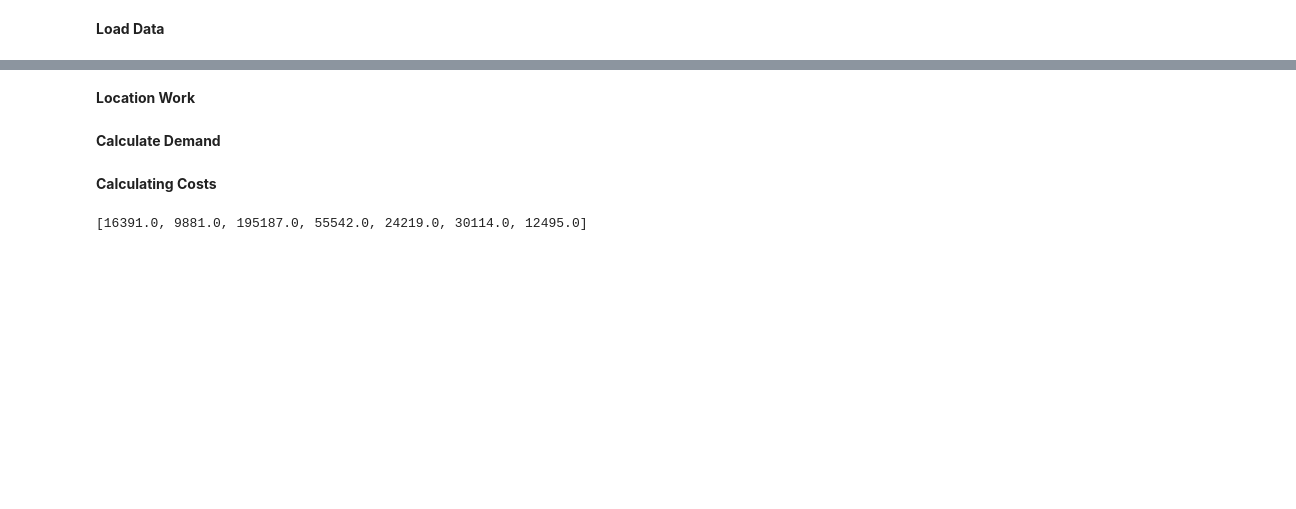
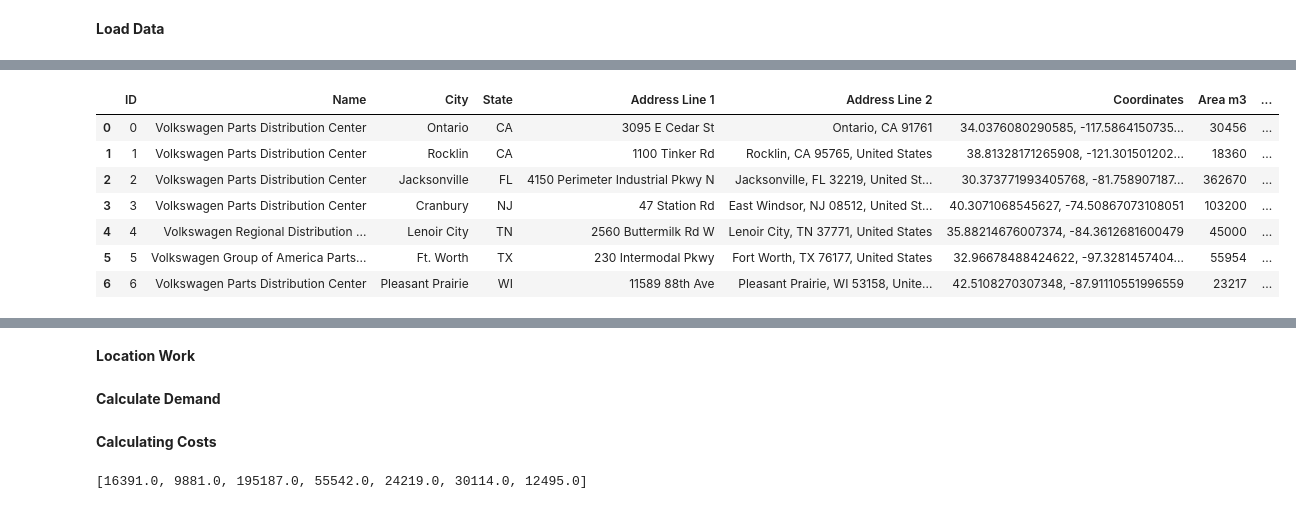
Before and after one commit to PurpleZenith/vw-scm, a Jupyter notebook: main.ipynb, the cells around one changed output, grey strips where cells are left out. Cells and saved outputs as stored; diff of their text form; code cells hidden in the pictures; blank space fills up the shorter version.

```diff
--- a/main.ipynb
+++ b/main.ipynb
@@ -103,0 +118,11 @@ dealers = load_dealers()
+# %%
+load_dcs()
+# %% [output]
+|  | ID | Name | City | State | Address Line 1 | Address Line 2 | Coordinates | Area m3 | ... |
+| 0 | 0 | Volkswagen Parts Distribution Center | Ontario | CA | 3095 E Cedar St | Ontario, CA 91761 | 34.0376080290585, -117.5864150735... | 30456 | ... |
+| 1 | 1 | Volkswagen Parts Distribution Center | Rocklin | CA | 1100 Tinker Rd | Rocklin, CA 95765, United States | 38.81328171265908, -121.301501202... | 18360 | ... |
+| 2 | 2 | Volkswagen Parts Distribution Center | Jacksonville | FL | 4150 Perimeter Industrial Pkwy N | Jacksonville, FL 32219, United St... | 30.373771993405768, -81.758907187... | 362670 | ... |
+| 3 | 3 | Volkswagen Parts Distribution Center | Cranbury | NJ | 47 Station Rd | East Windsor, NJ 08512, United St... | 40.3071068545627, -74.50867073108051 | 103200 | ... |
+| 4 | 4 | Volkswagen Regional Distribution ... | Lenoir City | TN | 2560 Buttermilk Rd W | Lenoir City, TN 37771, United States | 35.88214676007374, -84.3612681600479 | 45000 | ... |
+| 5 | 5 | Volkswagen Group of America Parts... | Ft. Worth | TX | 230 Intermodal Pkwy | Fort Worth, TX 76177, United States | 32.96678488424622, -97.3281457404... | 55954 | ... |
+| 6 | 6 | Volkswagen Parts Distribution Center | Pleasant Prairie | WI | 11589 88th Ave | Pleasant Prairie, WI 53158, Unite... | 42.5108270307348, -87.91110551996559 | 23217 | ... |
```
Also changed, not shown: parts of 12 cells of this notebook.
